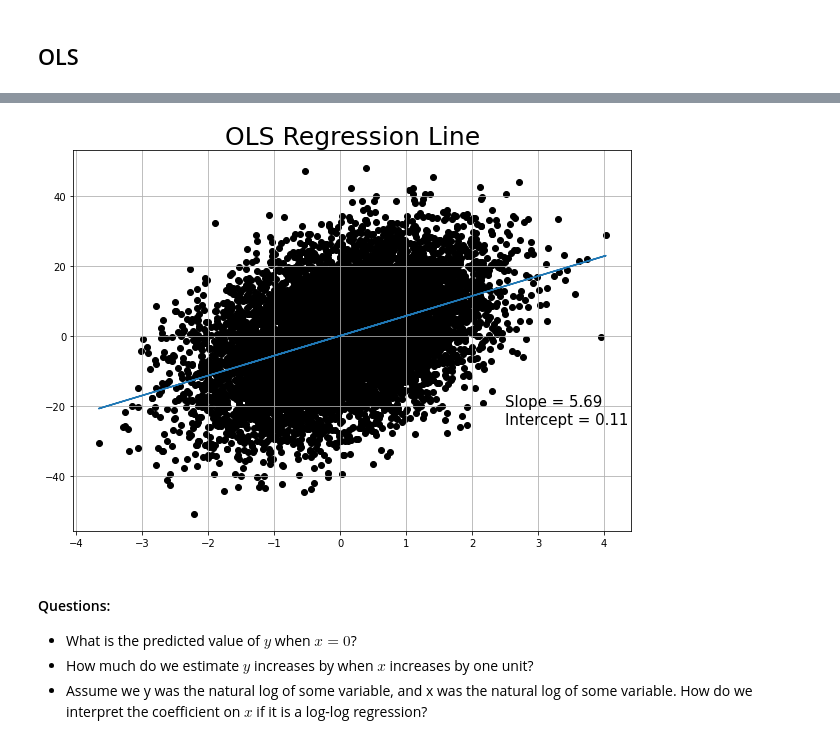
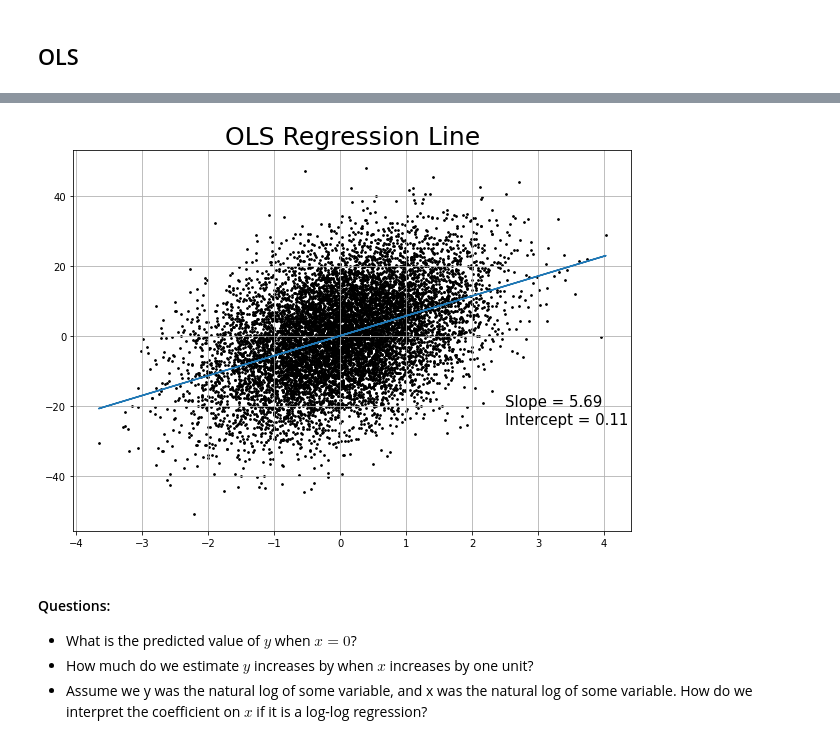
Before and after one commit to causalinfpython/mixtape, a Jupyter notebook: Probability_and_Regression.ipynb, the cells around one changed output, grey strips where cells are left out. Drawn from its saved outputs; the diff is of its cells as text; code cells hidden in the pictures.

```diff
--- a/Probability_and_Regression.ipynb
+++ b/Probability_and_Regression.ipynb
@@ -18,3 +11,12 @@ def read_data(file):
+# %%
+import ssl
+ssl._create_default_https_context = ssl._create_unverified_context
+
+plt.style.use('ggplot')
+
+# Read data
+def read_data(file):
+    return pd.read_csv("https://raw.github.com/scunning1975/mixtape/master/" + file)
 # %% [markdown]
 ## OLS
 # %%
@@ -52,26 +74,26 @@ dtype: float64
 # %%
 # Create figure
 fig, ax = plt.subplots(figsize = (10, 7))
 
 # Add scatterplot
-plt.scatter(tb.x, tb.y, color = 'black')
+plt.scatter(tb.x, tb.y, color = 'black', s=3)
 
 # Create line-of-best fit and add to plot
 m, b = np.polyfit(tb.x, tb.y, deg = 1)
 ax.plot(tb.x, m*tb.x + b)
 
 # Display slope and intercept on plot
 ax.text(2.5, -20, "Slope = {:.2f}".format(m), size = 15)
 ax.text(2.5, -25, "Intercept = {:.2f}".format(b), size = 15)
 
 # Customize the plot by adding title and gridlines
 ax.set_title('OLS Regression Line', size = 25)
 ax.grid()
 
 # Show plot
 plt.show()
 # %% [output]
-[figure, old version]
+[figure, new version]
 # %% [markdown]
 #### Questions:
 
```
Also changed, not shown: parts of 13 cells of this notebook.
